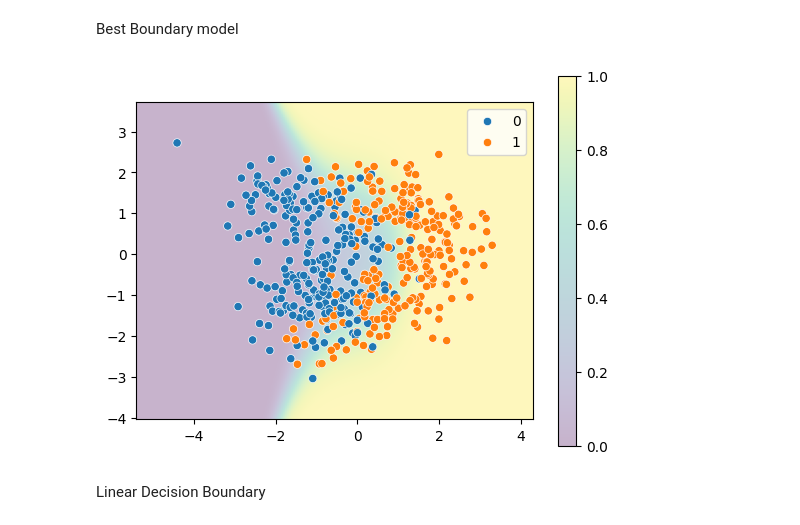
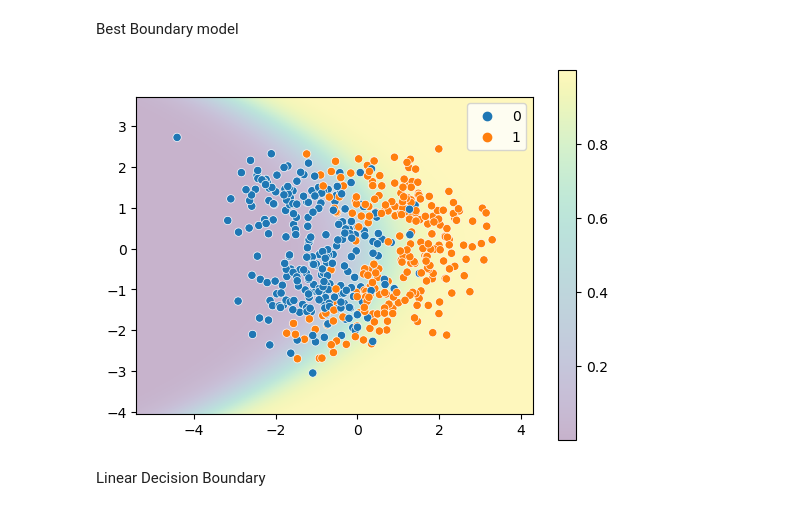
Before and after one commit to Ykanj/FDS-HW-2, a Jupyter notebook: HW2.ipynb, the cells around one changed output. Drawn from its saved outputs; the diff is of its cells as text; code cells hidden in the pictures.

```diff
--- a/HW2.ipynb
+++ b/HW2.ipynb
@@ -1054,9 +1050,9 @@ Please note that this holds for all the degrees above 4, but I only plotted 4 fo
 # %% [markdown]
 Best Boundary model
 # %%
-plot_boundary_function(X, y, theta_final_cubic, degree=3)
+plot_boundary_function(X, y, theta_final_quad, degree=2)
 # %% [output]
-[figure, old version]
+[figure, new version]
 # %% [markdown]
 Linear Decision Boundary
 # %%
```
Also changed, not shown: parts of 24 cells of this notebook.
